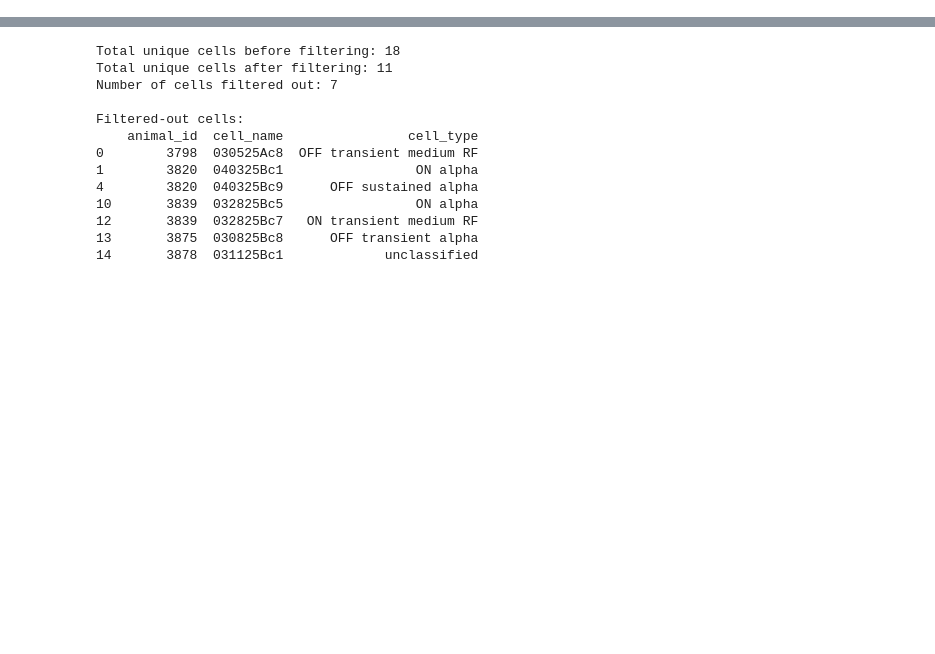
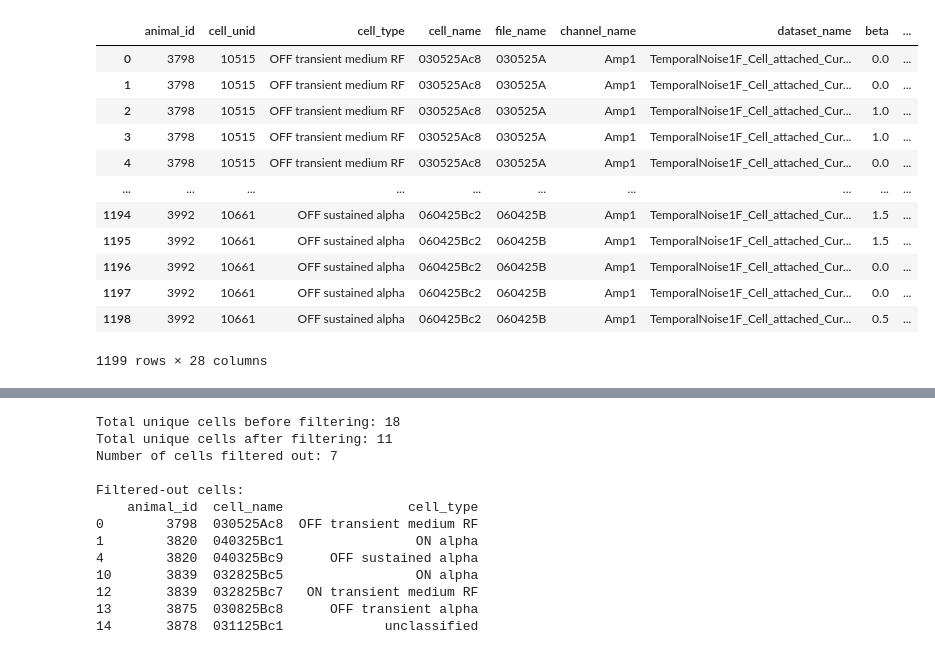
Before and after one commit to SchwartzNU/DJ_schwartzlab, a Jupyter notebook: project_scripts/TemporalProcessing/extract_data_fromDJ.ipynb, the cells around one changed output, grey strips where cells are left out. Saved outputs shown, nothing was run; the diff lists cells and outputs as text; code cells hidden in the pictures; blank space fills up the shorter version.

```diff
--- a/project_scripts/TemporalProcessing/extract_data_fromDJ.ipynb
+++ b/project_scripts/TemporalProcessing/extract_data_fromDJ.ipynb
@@ -42,34 +39,49 @@ cell_key = symphony.Experiment.Cell().proj(
 
 pn_celltype = (
       symphony.Experiment.ProtTemporalNoise1FV1ep()
     * symphony.Experiment.ProtTemporalNoise1FV1bp()
     * (symphony.SpikeTrain()
        * (symphony.Dataset.Epoch()            # links spike train to the stimulus epoch
-          * cells.Cell                        # cell info
+          * cells.Cell                         # cell info
           * AssignCellType()                  # most‑recent assigned type
           * cell_key)                         # adds cell_name
        & 'channel_name="Amp1"')
     * symphony.Experiment.Channel()
     * symphony.Experiment.Epoch()
     * symphony.Experiment.ProjectorSettings()
 )
 
 pn_data = pn_celltype.fetch(format='frame').reset_index()
 
 
 columns_to_drop = ['bit_depth', 'offset_x', 'offset_y', 'cell_class', 'event_id',
                    'color_noise_distribution', 'color_noise_mode', 'source_id', 'betas',
                    'epoch_group_id'	,'epoch_block_id',	'epoch_id', 'protocol_version',
                    'seed_start_value',
                    'epoch_start_time', 'antialias', 'ndf']
 pn_data = pn_data.drop(columns=columns_to_drop)
 first_cols = ['animal_id', 'cell_unid', 'cell_type', 'cell_name']
 first_cols = [col for col in first_cols if col in pn_data.columns]
 other_cols = [col for col in pn_data.columns if col not in first_cols]
 
 pn_data = pn_data[first_cols + other_cols]
 pn_data['stimulus'] = pn_data.apply(lambda row: getStim_pink(row), axis=1)
 pn_data['spike_times'] = pn_data.apply(convert_spike_indices_to_times, axis=1)
+pn_data
+# %% [output]
+|  | animal_id | cell_unid | cell_type | cell_name | file_name | channel_name | dataset_name | beta | ... |
+| 0 | 3798 | 10515 | OFF transient medium RF | 030525Ac8 | 030525A | Amp1 | TemporalNoise1F_Cell_attached_Cur... | 0.0 | ... |
+| 1 | 3798 | 10515 | OFF transient medium RF | 030525Ac8 | 030525A | Amp1 | TemporalNoise1F_Cell_attached_Cur... | 0.0 | ... |
+| 2 | 3798 | 10515 | OFF transient medium RF | 030525Ac8 | 030525A | Amp1 | TemporalNoise1F_Cell_attached_Cur... | 1.0 | ... |
+| 3 | 3798 | 10515 | OFF transient medium RF | 030525Ac8 | 030525A | Amp1 | TemporalNoise1F_Cell_attached_Cur... | 1.0 | ... |
+| 4 | 3798 | 10515 | OFF transient medium RF | 030525Ac8 | 030525A | Amp1 | TemporalNoise1F_Cell_attached_Cur... | 0.0 | ... |
+| ... | ... | ... | ... | ... | ... | ... | ... | ... | ... |
+| 1194 | 3992 | 10661 | OFF sustained alpha | 060425Bc2 | 060425B | Amp1 | TemporalNoise1F_Cell_attached_Cur... | 1.5 | ... |
+| 1195 | 3992 | 10661 | OFF sustained alpha | 060425Bc2 | 060425B | Amp1 | TemporalNoise1F_Cell_attached_Cur... | 1.5 | ... |
+| 1196 | 3992 | 10661 | OFF sustained alpha | 060425Bc2 | 060425B | Amp1 | TemporalNoise1F_Cell_attached_Cur... | 0.0 | ... |
+| 1197 | 3992 | 10661 | OFF sustained alpha | 060425Bc2 | 060425B | Amp1 | TemporalNoise1F_Cell_attached_Cur... | 0.0 | ... |
+| 1198 | 3992 | 10661 | OFF sustained alpha | 060425Bc2 | 060425B | Amp1 | TemporalNoise1F_Cell_attached_Cur... | 0.5 | ... |
+1199 rows × 28 columns
 # %%
 bin_size = 1.0 / pn_data['frame_rate'].iloc[0]
 total_duration = (pn_data['pre_time'].unique()[0] + pn_data['stim_time'].unique()[0] + pn_data['tail_time'].unique()[0])/1000
```
Also changed, not shown: parts of 3 cells of this notebook, 3 other files.
